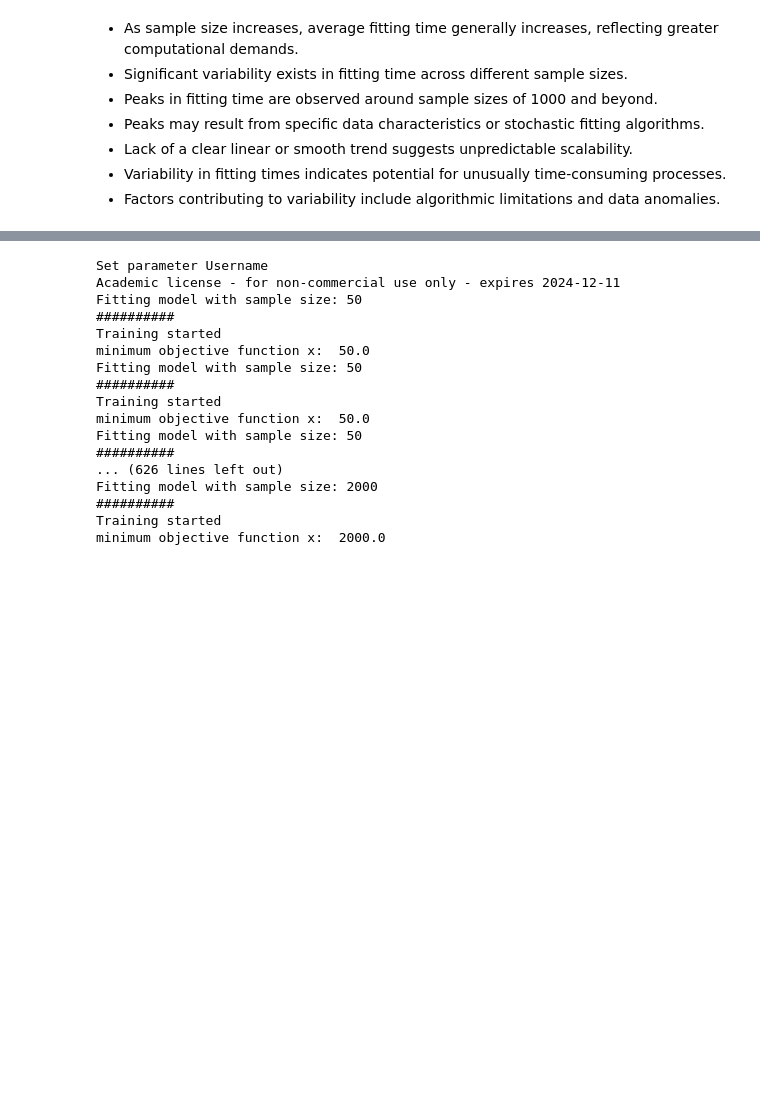
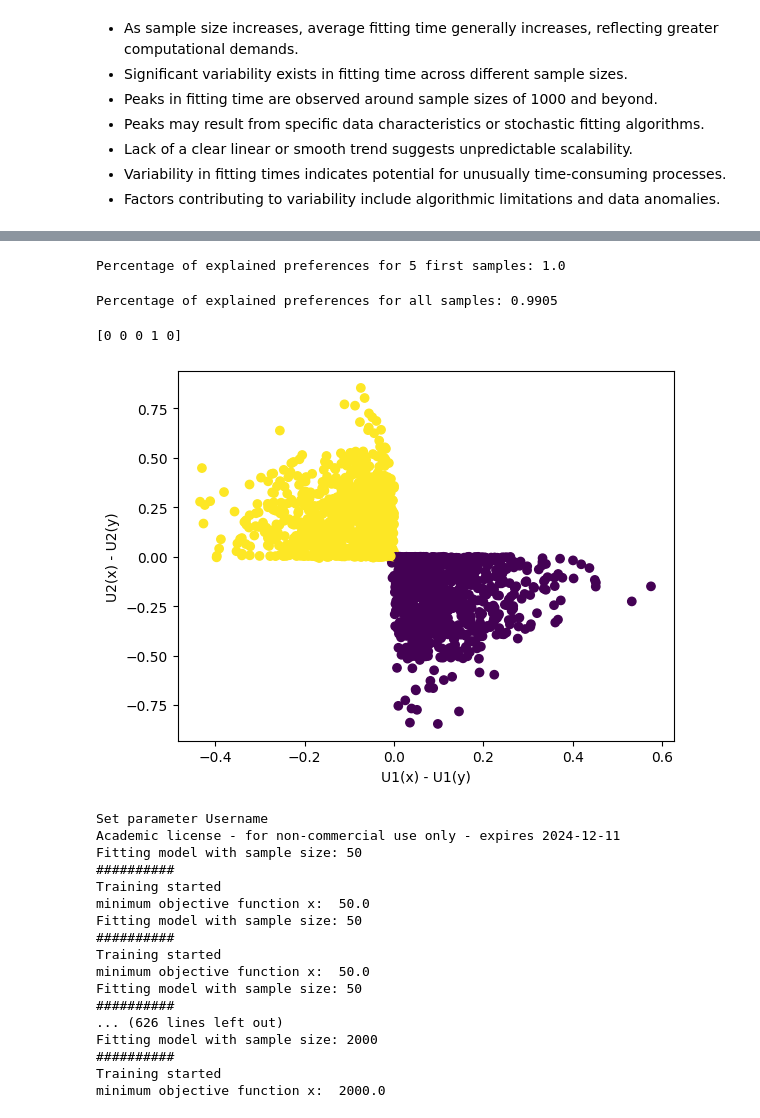
Before and after one commit to abdelillah-bourchad/cs-sdp-2023-24, a Jupyter notebook: notebooks/example.ipynb, the cells around one changed output, grey strips where cells are left out. Cells and saved outputs as stored; diff of their text form; code cells hidden in the pictures; blank space fills up the shorter version.

Commit message:
adding the plot for fit_beta

```diff
--- a/notebooks/example.ipynb
+++ b/notebooks/example.ipynb
@@ -260,0 +245,8 @@ minimum objective function x:  0.0
+# %%
+# Loading the data
+data_loader = Dataloader("../data/dataset_4") # Specify path to the dataset you want to load
+X, Y = data_loader.load()
+# %%
+# MIP Model
+model = TwoClustersMIP(n_clusters=2, n_pieces=5) # Instantiation of the model with hyperparameters, if needed
+model.fit_beta(X, Y) # Training of the model, second formulation
@@ -261,3 +260,33 @@ minimum objective function x:  0.0
+# %%
+# We consider that our model explains our data, if for at least one cluster, X[i] >> Y[i]
+pairs_explained = np.sum(model.predict_preference(X, Y)[:5] == 0, axis=1) # For each sample check if each clusters prefers X[i] (then is True)
+pairs_explained = pairs_explained > 0 # If at least one cluster prefers X[i], then X[i] >> Y[i] is explained
+print("Percentage of explained preferences for 5 first samples:", np.sum(pairs_explained) / 5) # Get % or explained pairs
+# %% [output]
+Percentage of explained preferences for 5 first samples: 1.0
+# %%
+# Or we call directly the right metric:
+pairs_explained = metrics.PairsExplained()
+print("Percentage of explained preferences for all samples:", pairs_explained(model.predict_utility(X), model.predict_utility(Y)))
+# %% [output]
+Percentage of explained preferences for all samples: 0.9905
+# %%
+# Ground truth are also provided:
+Z = data_loader.get_ground_truth_labels()
+# We can see how it compares to our model's predictions:
+print(Z[:5])
+# %% [output]
+[0 0 0 1 0]
+# %%
+# As an example here are the results obtained with:
+plt.figure()
+plt.scatter(model.predict_utility(X)[:, 0]-model.predict_utility(Y)[:, 0],
+            model.predict_utility(X)[:, 1]-model.predict_utility(Y)[:, 1], c=Z)
+plt.xlabel("U1(x) - U1(y)")
+plt.ylabel("U2(x) - U2(y)")
+plt.show()
+# %% [output]
+[figure, added]
 # %%
 import time
 import numpy as np
```
Also changed, not shown: parts of 9 cells of this notebook.
